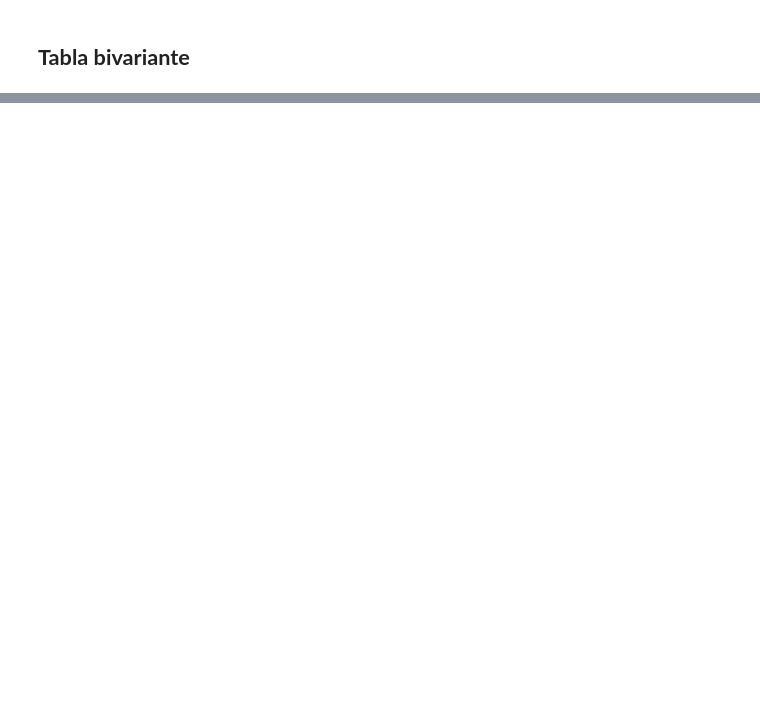
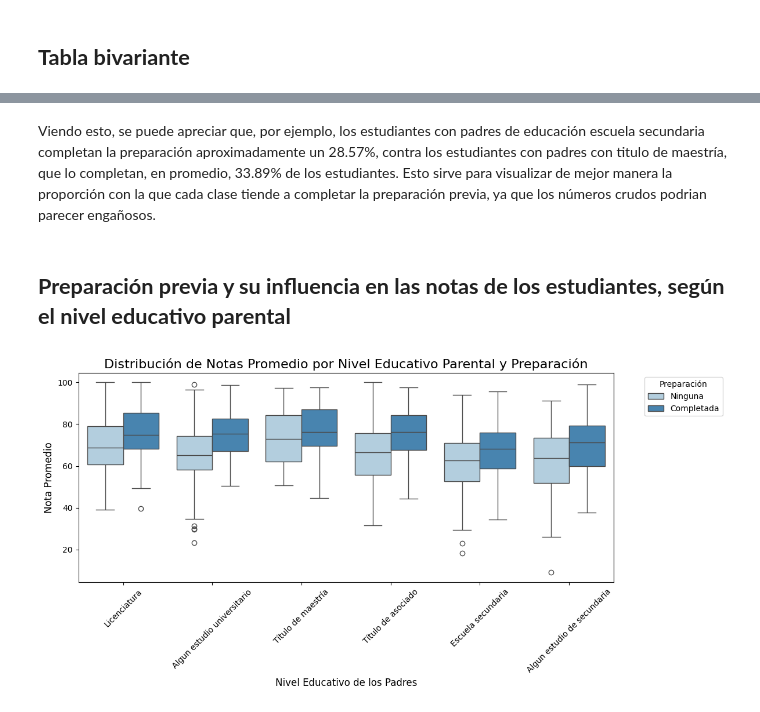
Before and after one commit to Zadquiel-niev/StudentsPerformance-G5-G6-Grupo-5, a Jupyter notebook: jupyter.ipynb, the cells around one changed output, grey strips where cells are left out. Cells and saved outputs as stored; diff of their text form; code cells hidden in the pictures; blank space fills up the shorter version.

```diff
--- a/jupyter.ipynb
+++ b/jupyter.ipynb
@@ -141,0 +170,39 @@ plt.xticks(rotation=45)
+# %% [markdown]
+Viendo esto, se puede apreciar que, por ejemplo, los estudiantes con padres de educación escuela secundaria completan la preparación aproximadamente un 28.57%, contra los estudiantes con padres con titulo de maestría, que lo completan, en promedio, 33.89% de los estudiantes. Esto sirve para visualizar de mejor manera la proporción con la que cada clase tiende a completar la preparación previa, ya que los números crudos podrian parecer engañosos.
+# %% [markdown]
+## **Preparación previa y su influencia en las notas de los estudiantes, según el nivel educativo parental**
+# %%
+import seaborn as sns
+
+orden_jerarquico = [
+    'Algun estudio de secundaria',
+    'Escuela secundaria',
+    'Algun estudio universitario',
+    'Título de asociado',
+    'Licenciatura',
+    'Título de maestría',
+]
+
+# Creando el grafico
+plt.figure(figsize=(12, 6))
+sns.boxplot(
+    x='Nivel educativo de los padres',
+    y='Promedio',
+    hue='Preparación',
+    data=df,
+    palette='Blues'
+)
+
+# Añadir etiquetas y título
+plt.title('Distribución de Notas Promedio por Nivel Educativo Parental y Preparación', fontsize=16)
+plt.xlabel('Nivel Educativo de los Padres', fontsize=12)
+plt.ylabel('Nota Promedio', fontsize=12)
+plt.xticks(rotation=45)
+
+# Mostrar la leyenda
+plt.legend(title='Preparación', bbox_to_anchor=(1.05, 1), loc='upper left')
+
+# Ajustar el layout
+plt.tight_layout()
+# %% [output]
+[figure, added]
```
Also changed, not shown: parts of 17 cells of this notebook.
